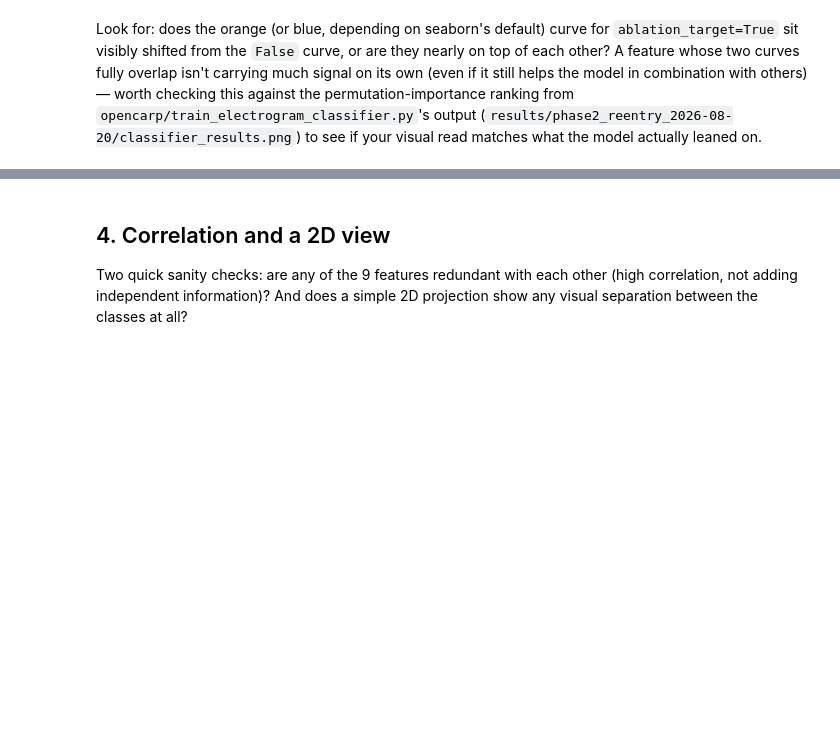
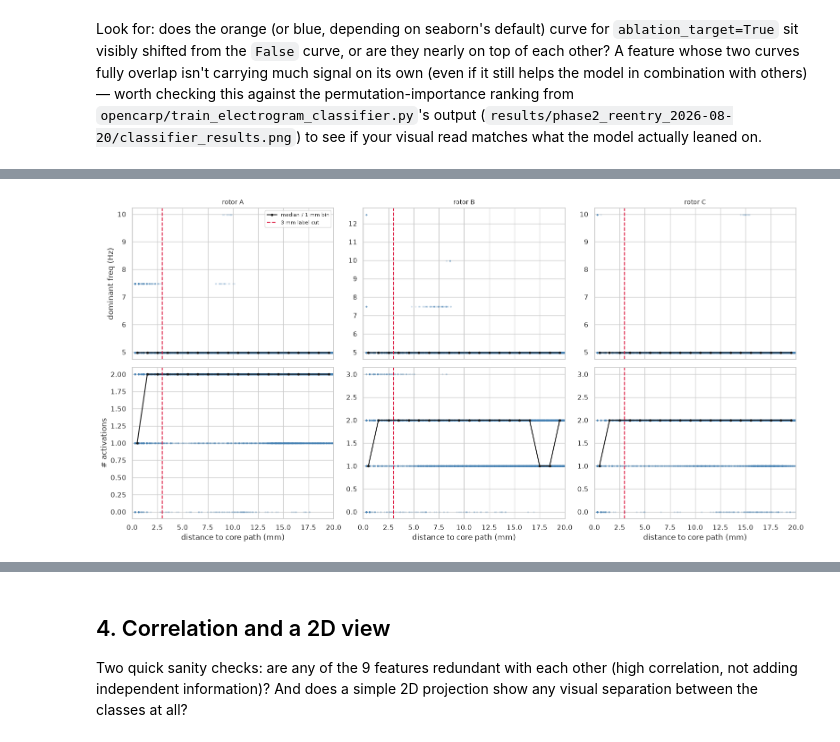
Before and after one commit to NeillWhite/cardiac-ep-portfolio, a Jupyter notebook: opencarp/feature_exploration.ipynb, the cells around one changed output, grey strips where cells are left out. Saved outputs shown, nothing was run; the diff lists cells and outputs as text; code cells hidden in the pictures; blank space fills up the shorter version.

```diff
--- a/opencarp/feature_exploration.ipynb
+++ b/opencarp/feature_exploration.ipynb
@@ -229,0 +436,27 @@ read matches what the model actually leaned on.
+# %%
+# DF and activation count vs distance-to-core, all 3 rotors
+fig, axes = plt.subplots(2, 3, figsize=(16, 8), sharex=True)
+for col, r in enumerate(ROTORS):
+    d = raw[r]
+    pts, vm = d["pts"], d["vm"].astype(float)
+    dist = core_distance_mm(pts, d["traj_x"], d["traj_y"])
+    dfreq, _ = dominant_freq_rows(vm)
+    acts = np.array([activation_count(row) for row in vm])
+    bins = np.arange(0, 20.5, 1.0); bc = 0.5 * (bins[:-1] + bins[1:])
+    for row, val, lbl in [(0, dfreq, "dominant freq (Hz)"), (1, acts.astype(float), "# activations")]:
+        ax = axes[row, col]
+        ax.scatter(dist, val, s=4, alpha=0.12, color="steelblue")
+        med = [np.median(val[(dist >= a) & (dist < b)]) for a, b in zip(bins[:-1], bins[1:])]
+        ax.plot(bc, med, "k-o", ms=3, label="median / 1 mm bin")
+        ax.axvline(3.0, color="crimson", ls="--", label="3 mm label cut")
+        ax.set_xlim(0, 20)
+        if row == 1:
+            ax.set_xlabel("distance to core path (mm)")
+        if col == 0:
+            ax.set_ylabel(lbl)
+        if row == 0:
+            ax.set_title(f"rotor {r}", fontsize=10)
+axes[0, 0].legend(fontsize=8)
+fig.tight_layout()
+# %% [output]
+[figure, added]
```
Also changed, not shown: parts of 7 cells of this notebook, 4 other files.
